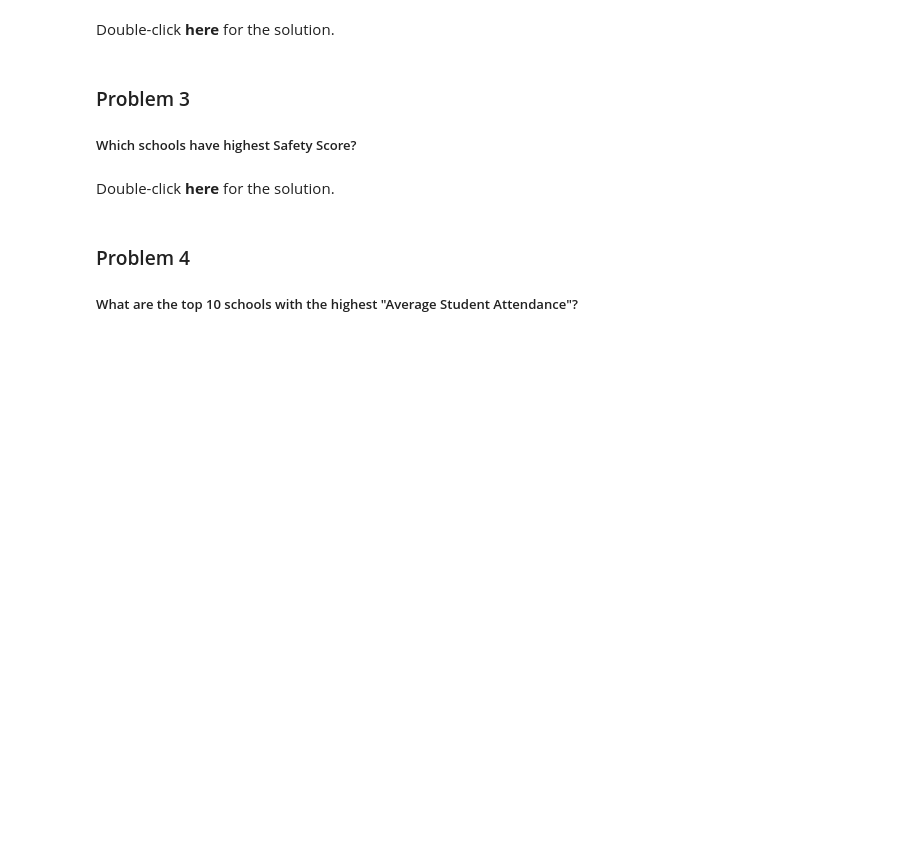
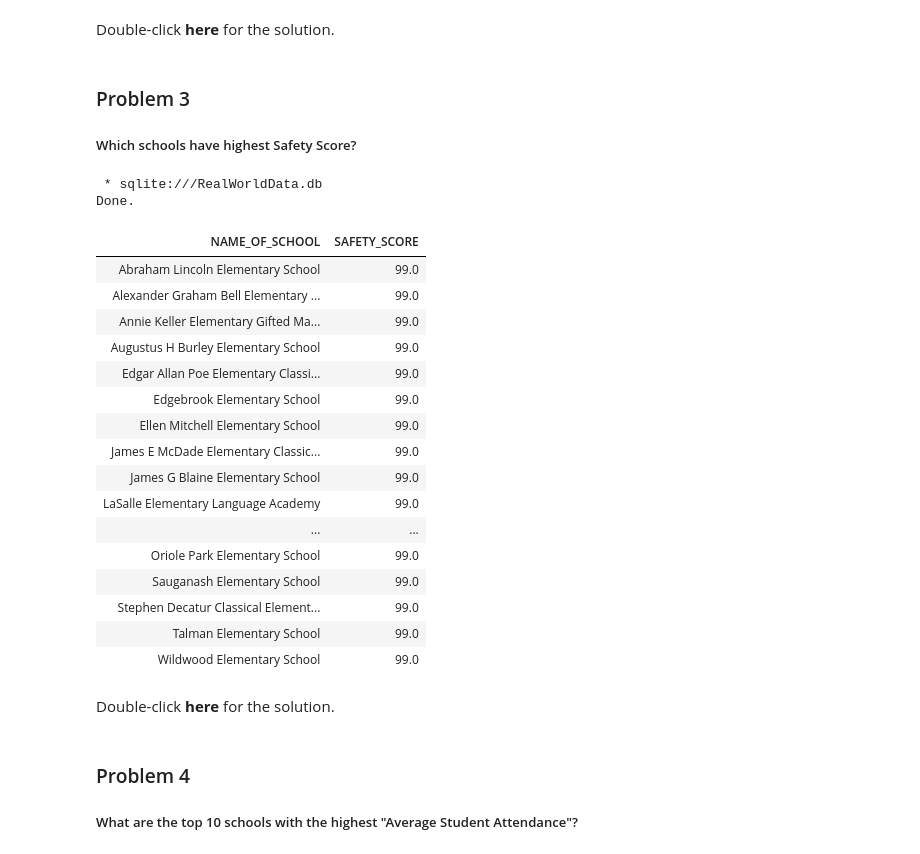
Before and after one commit to lovecode2020/SQL, a Jupyter notebook: DB0201EN-Week4-1-1-RealDataPractice-v5_sqllite_Solution.ipynb, the cells around one changed output. Saved outputs shown, nothing was run; the diff lists cells and outputs as text; code cells hidden in the pictures; blank space fills up the shorter version.

```diff
--- a/DB0201EN-Week4-1-1-RealDataPractice-v5_sqllite_Solution.ipynb
+++ b/DB0201EN-Week4-1-1-RealDataPractice-v5_sqllite_Solution.ipynb
@@ -176,6 +270,29 @@ Correct answer: 99
 ### Problem 3
 
 ##### Which schools have highest Safety Score?
+# %%
+%%sql
+select NAME_OF_SCHOOL, SAFETY_SCORE from CHICAGO_PUBLIC_SCHOOLS_DATA where SAFETY_SCORE = (select max(SAFETY_SCORE) from  CHICAGO_PUBLIC_SCHOOLS_DATA )
+# %% [output]
+ * sqlite:///RealWorldData.db
+Done.
+| NAME_OF_SCHOOL | SAFETY_SCORE |
+| Abraham Lincoln Elementary School | 99.0 |
+| Alexander Graham Bell Elementary ... | 99.0 |
+| Annie Keller Elementary Gifted Ma... | 99.0 |
+| Augustus H Burley Elementary School | 99.0 |
+| Edgar Allan Poe Elementary Classi... | 99.0 |
+| Edgebrook Elementary School | 99.0 |
+| Ellen Mitchell Elementary School | 99.0 |
+| James E McDade Elementary Classic... | 99.0 |
+| James G Blaine Elementary School | 99.0 |
+| LaSalle Elementary Language Academy | 99.0 |
+| ... | ... |
+| Oriole Park Elementary School | 99.0 |
+| Sauganash Elementary School | 99.0 |
+| Stephen Decatur Classical Element... | 99.0 |
+| Talman Elementary School | 99.0 |
+| Wildwood Elementary School | 99.0 |
 # %% [markdown]
 Double-click **here** for the solution.
 
```
Also changed, not shown: parts of 16 cells of this notebook, 2 other files.
